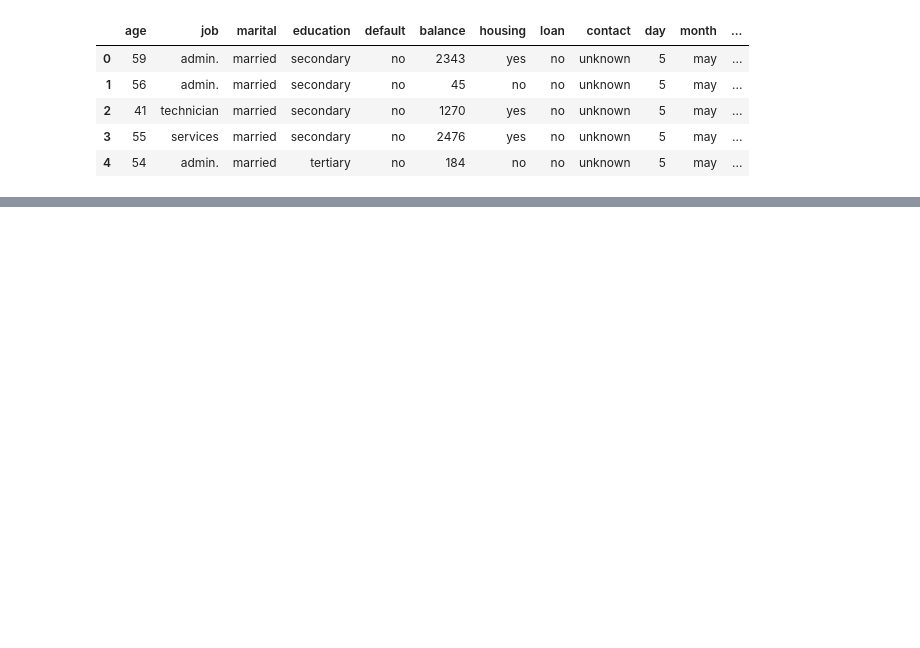
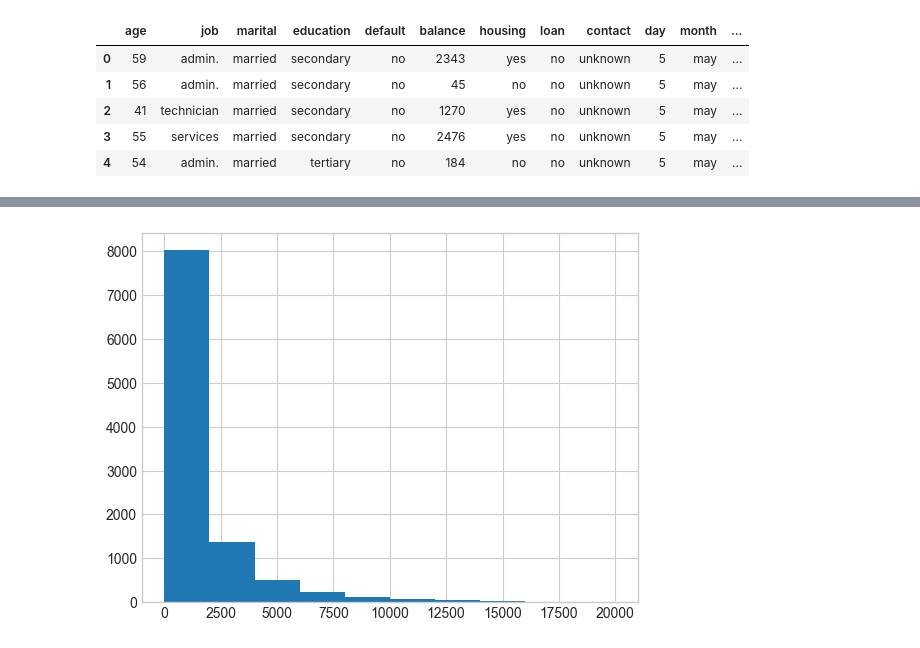
Before and after one commit to simone99n/aiapp, a Jupyter notebook: bank1_geno.ipynb, the cells around one changed output, grey strips where cells are left out. Cells and saved outputs as stored; diff of their text form; code cells hidden in the pictures; blank space fills up the shorter version.

```diff
--- a/bank1_geno.ipynb
+++ b/bank1_geno.ipynb
@@ -15,0 +42,5 @@ bank.head()
+# %%
+bank['balance'].hist(range=[0, 20000])
+plt.show()
+# %% [output]
+[figure, added]
```
Also changed, not shown: parts of 3 cells of this notebook.
